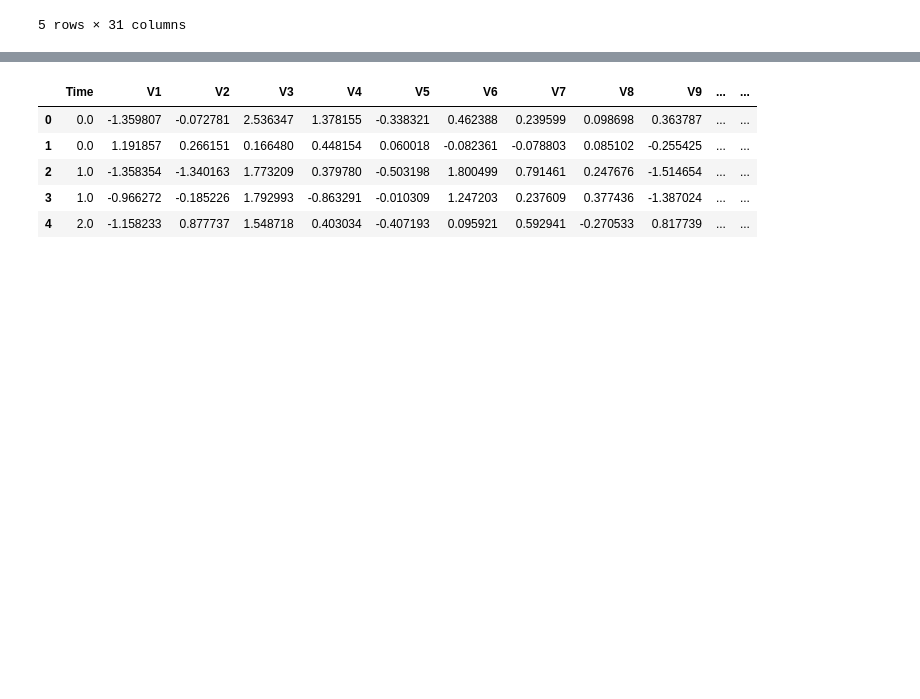
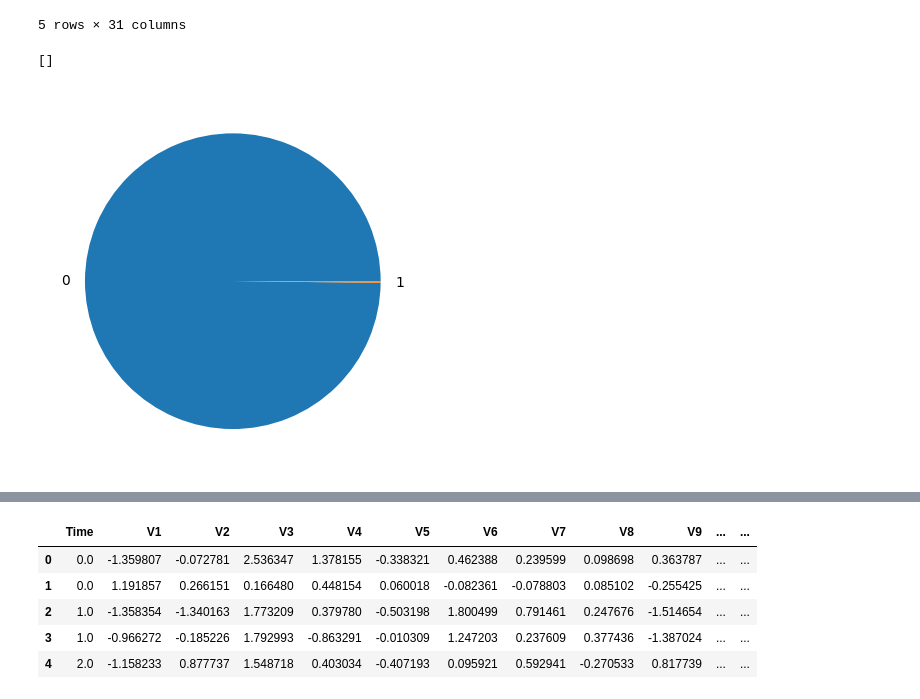
Before and after one commit to sripavan24/fraud-detection-e2e, a Jupyter notebook: notebook/Train_data.ipynb, the cells around one changed output, grey strips where cells are left out. Saved outputs shown, nothing was run; the diff lists cells and outputs as text; code cells hidden in the pictures; blank space fills up the shorter version.

```diff
--- a/notebook/Train_data.ipynb
+++ b/notebook/Train_data.ipynb
@@ -20,0 +19,6 @@ time_h=pd.to_timedelta(df['Time'],unit="s")
+# %%
+((df.groupby("Class")['Class'].count()/df['Class'].count())*100).plot.pie()
+plt.plot()
+# %% [output]
+[]
+[figure, added]
```
Also changed, not shown: parts of 25 cells of this notebook.
